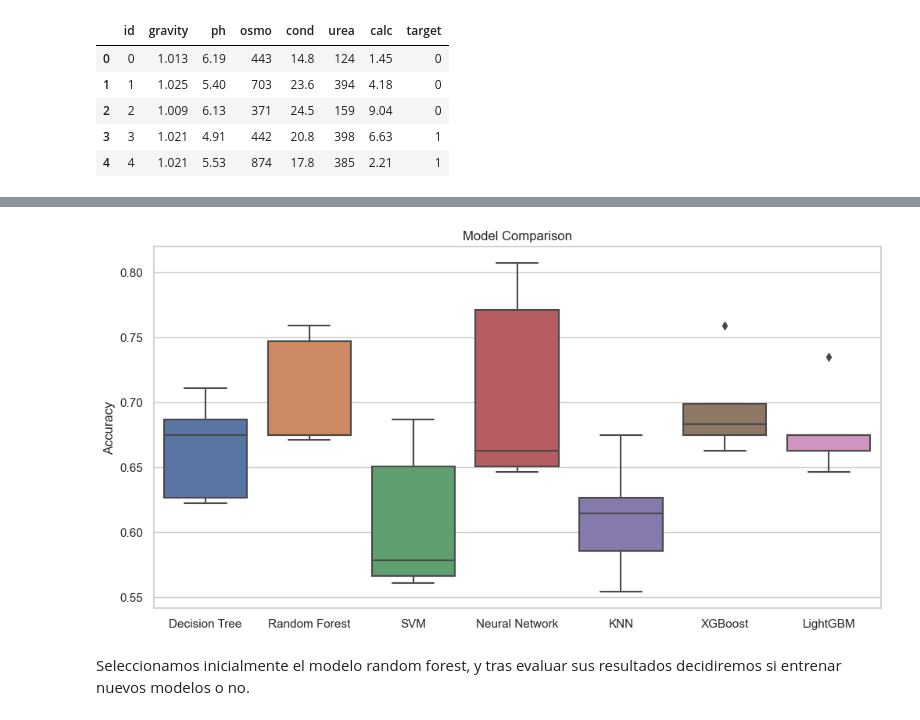
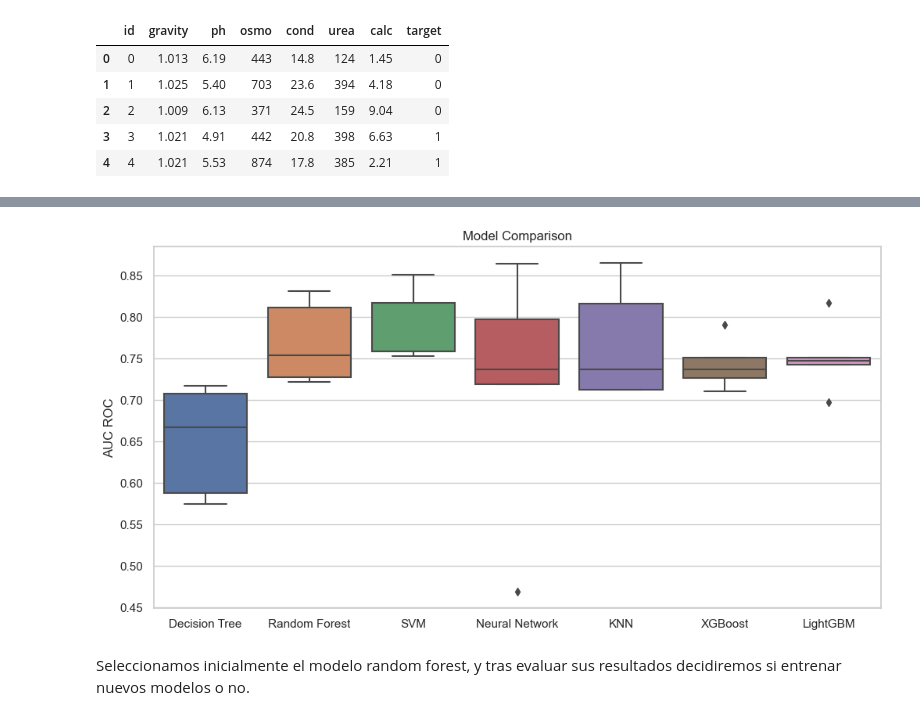
Before and after one commit to JMViJi/Binary-Classification-with-a-Tabular-Kidney-Stone-Prediction-Dataset, a Jupyter notebook: KidneyStone.ipynb, the cells around one changed output, grey strips where cells are left out. Cells and saved outputs as stored; diff of their text form; code cells hidden in the pictures.

```diff
--- a/KidneyStone.ipynb
+++ b/KidneyStone.ipynb
@@ -448,5 +443,6 @@ Riesgo urea              10
 Riesgo calcio           407
 dtype: int64
 # %%
-X_train_IC_Variables_Riesgo.drop(['Riesgo conductividad'], axis=1).sum()
+X_train_IC_Variables_Riesgo = X_train_IC_Variables_Riesgo.drop(['Riesgo conductividad'], axis=1).sum()
+X_test_IC_Variables_Riesgo = X_test_IC_Variables_Riesgo.drop(['Riesgo conductividad'], axis=1).sum()
 # %% [output]
@@ -553,39 +564,40 @@ from sklearn.neighbors import KNeighborsClassifier
 from sklearn.neural_network import MLPClassifier
 from xgboost import XGBClassifier
 from lightgbm import LGBMClassifier
-
+import matplotlib.pyplot as plt
+import seaborn as sns
 
 # Creamos una lista con los modelos a entrenar
 models = [
     DecisionTreeClassifier(),
     RandomForestClassifier(),
     SVC(probability=True),
     MLPClassifier(max_iter=1000),
     KNeighborsClassifier(),
     XGBClassifier(eval_metric='logloss'),
     LGBMClassifier()
 ]
 
 # Creamos una lista para guardar los resultados de la validación cruzada
 cv_results = []
 
 # Realizamos la validación cruzada para cada modelo
 for model in models:
-    cv_scores = cross_val_score(model, X_train, y_train, cv=5, scoring='accuracy')
+    cv_scores = cross_val_score(model, X_train_completo, y_train, cv=5, scoring='roc_auc')
     cv_results.append(cv_scores)
 
 # Creamos un dataframe para visualizar los resultados
 cv_df = pd.DataFrame(cv_results,
                      index=['Decision Tree', 'Random Forest', 'SVM', 'Neural Network', 'KNN', 'XGBoost', 'LightGBM']).T
 
 # Creamos el boxplot
 plt.figure(figsize=(12, 6))
 sns.boxplot(data=cv_df)
 plt.title('Model Comparison')
-plt.ylabel('Accuracy')
+plt.ylabel('AUC ROC')
 plt.show()
 # %% [output]
-[figure, old version]
+[figure, new version]
 # %% [markdown]
 Seleccionamos inicialmente el modelo random forest, y tras evaluar sus resultados decidiremos si entrenar nuevos modelos o no.
 # %% [markdown]
```
Also changed, not shown: parts of 50 cells of this notebook, 1 other file.
